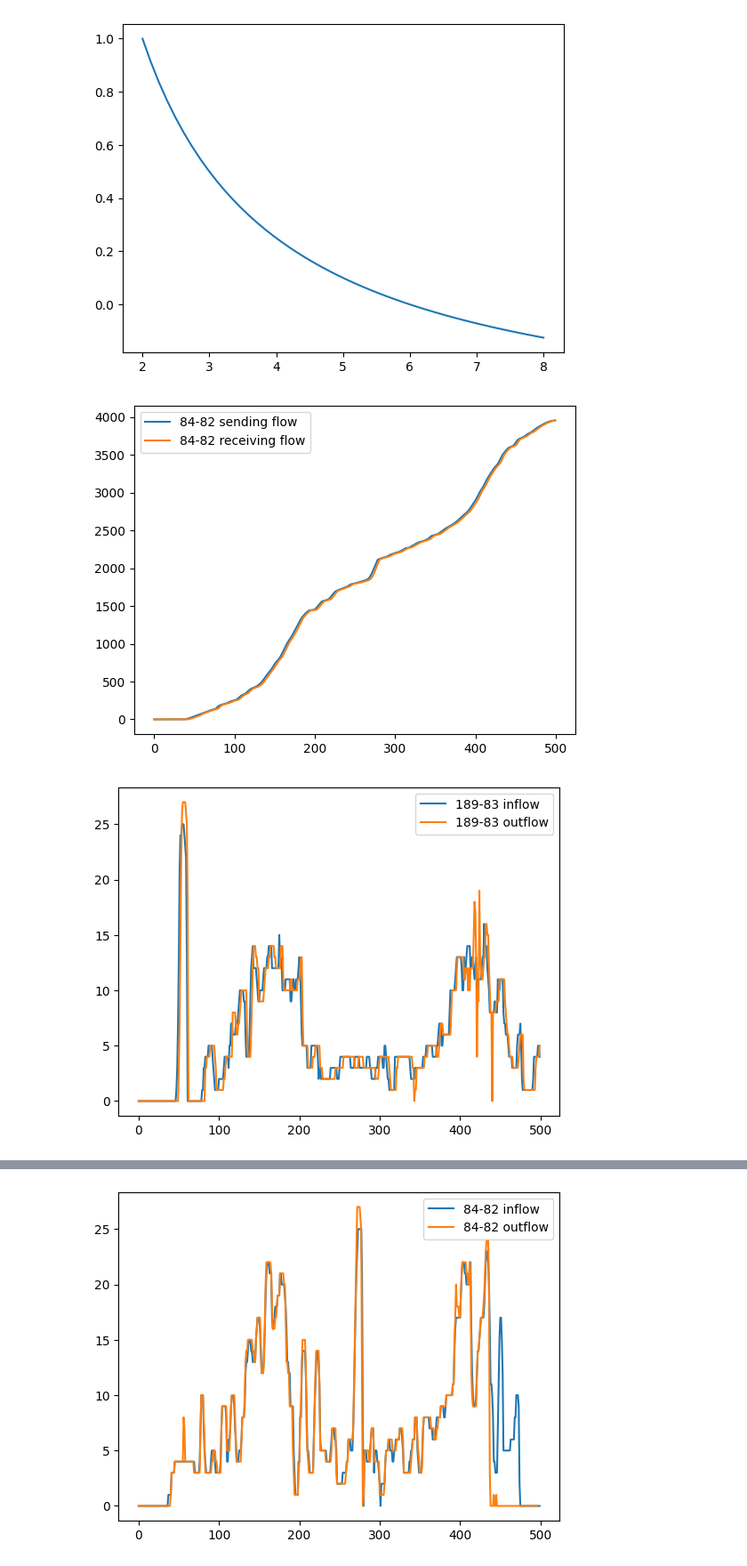
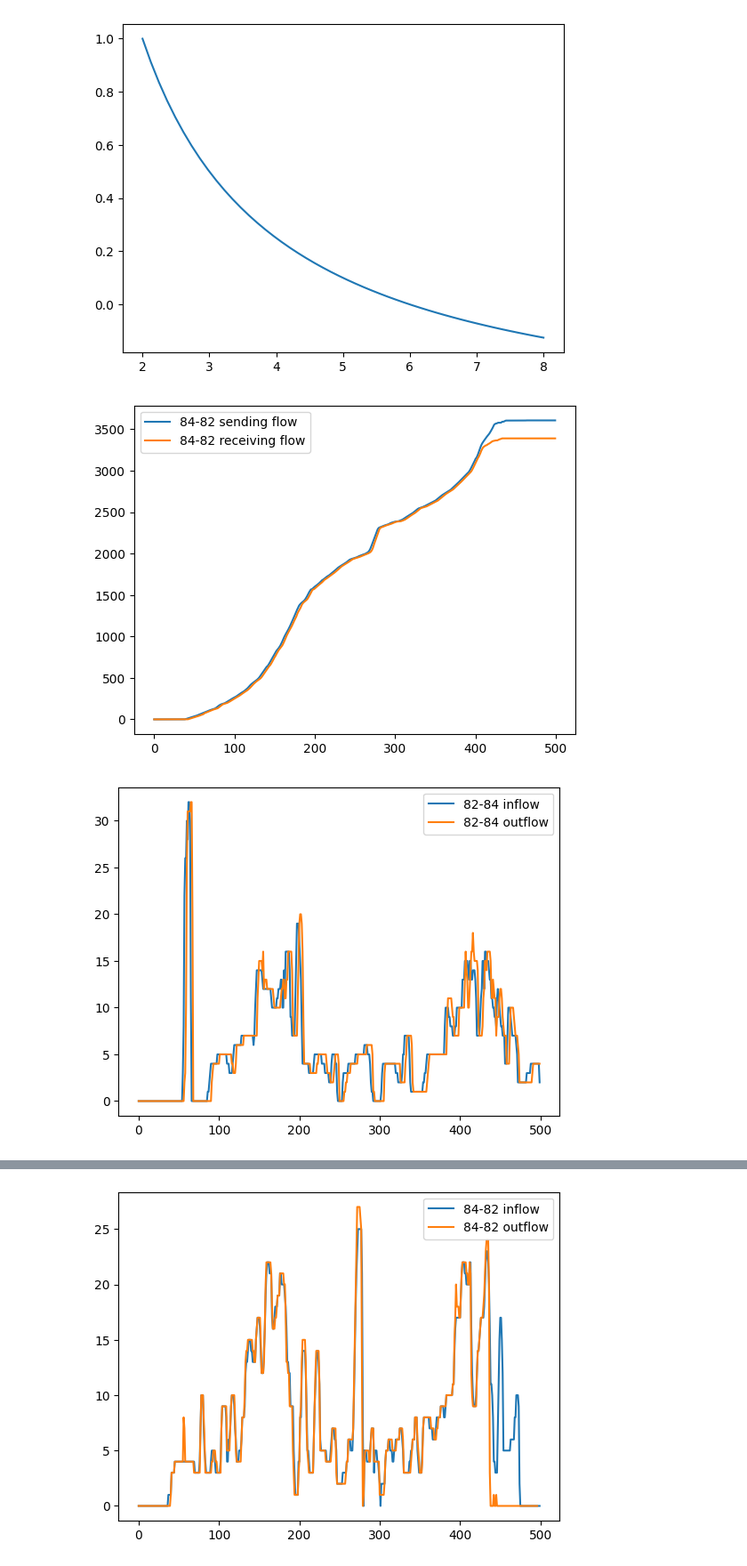
Before and after one commit to WaimenMak/PedNStream, a Jupyter notebook: draft.ipynb, the cells around one changed output, grey strips where cells are left out. Shown at 89% size. Saved outputs shown, nothing was run; the diff lists cells and outputs as text; code cells hidden in the pictures.

```diff
--- a/draft.ipynb
+++ b/draft.ipynb
@@ -506,10 +506,10 @@ plt.show()
 [figure]
 # %%
 import json
-with open("./outputs/long_corridor/link_data.json", 'r') as f:
+# with open("./outputs/long_corridor/link_data.json", 'r') as f:
+    # link_data = json.load(f)
+with open("./outputs/spike/link_data.json", 'r') as f:
     link_data = json.load(f)
-# with open("./outputs/spike/link_data.json", 'r') as f:
-#     link_data = json.load(f)
 # %%
 np.cumsum(np.array(link_data["4-5"]["inflow"]))[-1],np.cumsum(np.array(link_data["4-5"]["outflow"]))[-1]
 # %% [output]
@@ -591,18 +591,18 @@ plt.plot(np.cumsum(link_data["84-82"]["outflow"]), label=f'84-82 receiving flow'
 plt.legend()
 plt.show()
 # %% [output]
-[figure, old version]
+[figure, new version]
 # %%
-# plt.plot(link_data["82-84"]["inflow"], label=f'82-84 inflow')
-# plt.plot(link_data["82-84"]["inflow"], label=f'82-84 inflow')
-plt.plot(link_data["189-83"]["inflow"], label=f'189-83 inflow')
-plt.plot(link_data["189-83"]["outflow"], label=f'189-83 outflow')
+plt.plot(link_data["82-84"]["inflow"], label=f'82-84 inflow')
+plt.plot(link_data["82-84"]["outflow"], label=f'82-84 outflow')
+# plt.plot(link_data["189-83"]["inflow"], label=f'189-83 inflow')
+# plt.plot(link_data["189-83"]["outflow"], label=f'189-83 outflow')
 # plt.plot(link_data["0-4"]["density"], label=f'82-84 density')
 
 plt.legend()
 plt.show()
 # %% [output]
-[figure, old version]
+[figure, new version]
 # %%
 plt.scatter(np.array(link_data["84-82"]["density"])+np.array(link_data["82-84"]["density"]), np.array(link_data["84-82"]["link_flow"])+np.array(link_data["82-84"]["link_flow"]))
 # plt.scatter(np.array(link_data["84-82"]["density"])+np.array(link_data["82-84"]["density"]), np.array(link_data["84-82"]["link_flow"]))
```
Also changed, not shown: parts of 5 cells of this notebook, 2 other files.
